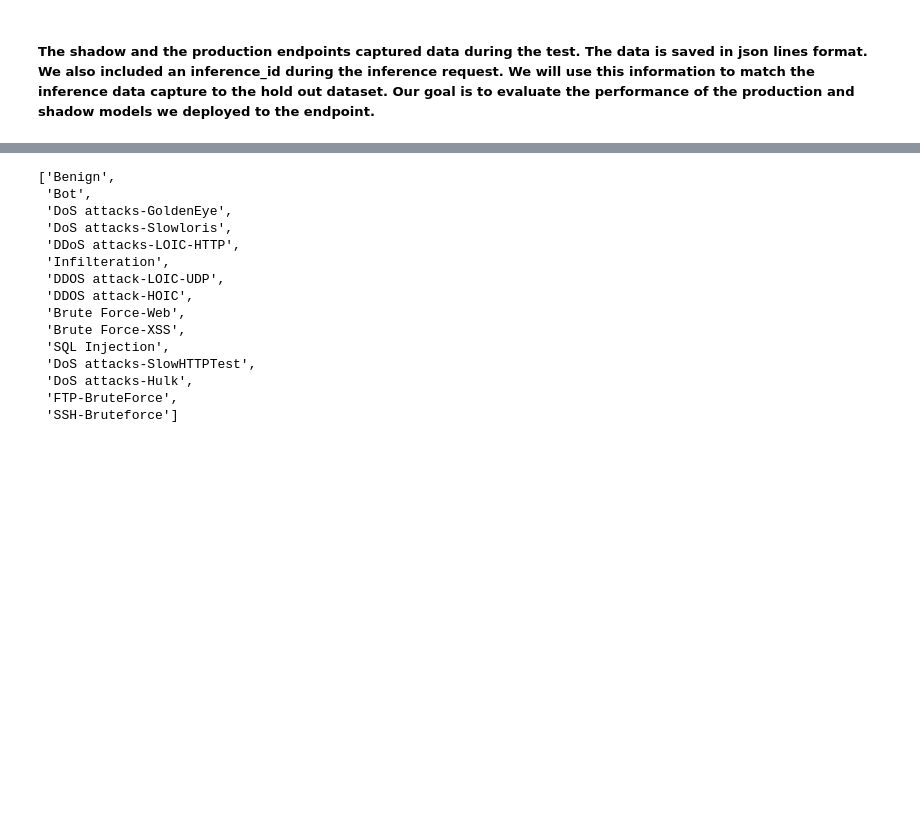
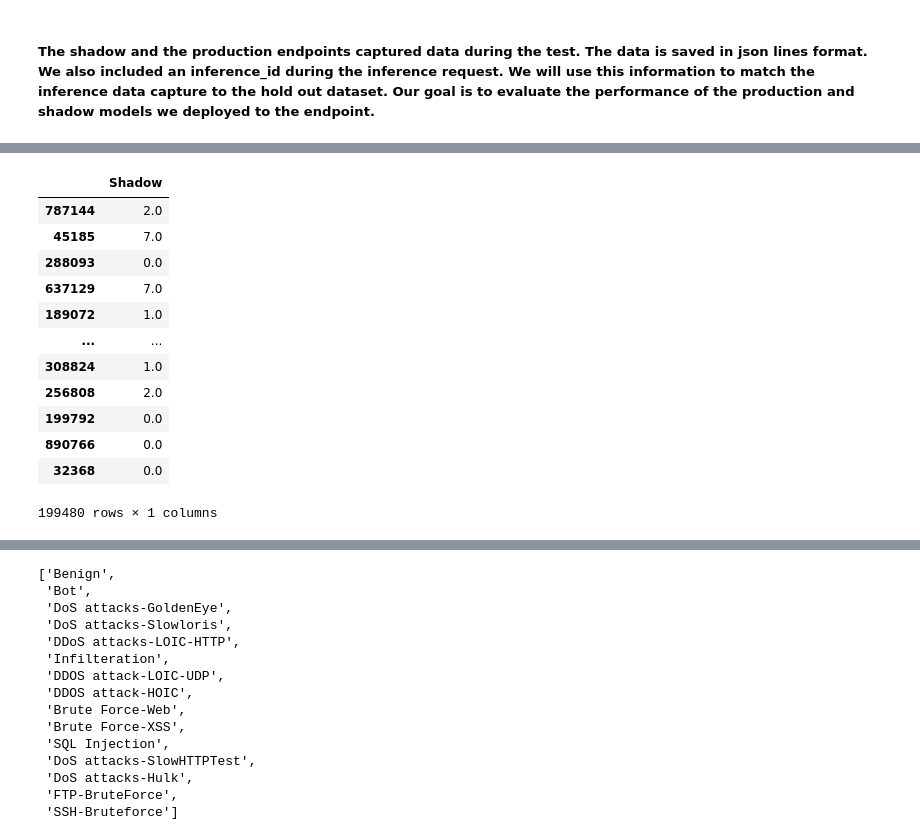
Before and after one commit to sengstacken/labs, a Jupyter notebook: tabular/webtraffic_xgboost/XGBoost-WebTraffic-ShadowTest.ipynb, the cells around one changed output, grey strips where cells are left out. Saved outputs shown, nothing was run; the diff lists cells and outputs as text; code cells hidden in the pictures; blank space fills up the shorter version.

```diff
--- a/tabular/webtraffic_xgboost/XGBoost-WebTraffic-ShadowTest.ipynb
+++ b/tabular/webtraffic_xgboost/XGBoost-WebTraffic-ShadowTest.ipynb
@@ -659,3 +835,19 @@ for f in shadowfiles:
 # %%
 shadowdf = pd.DataFrame(data=shadowout,index=shadowid,columns=['Shadow'])
+# %%
+shadowdf
+# %% [output]
+|  | Shadow |
+| 787144 | 2.0 |
+| 45185 | 7.0 |
+| 288093 | 0.0 |
+| 637129 | 7.0 |
+| 189072 | 1.0 |
+| ... | ... |
+| 308824 | 1.0 |
+| 256808 | 2.0 |
+| 199792 | 0.0 |
+| 890766 | 0.0 |
+| 32368 | 0.0 |
+199480 rows × 1 columns
 # %%
```
Also changed, not shown: parts of 44 cells of this notebook, 3 other files.
